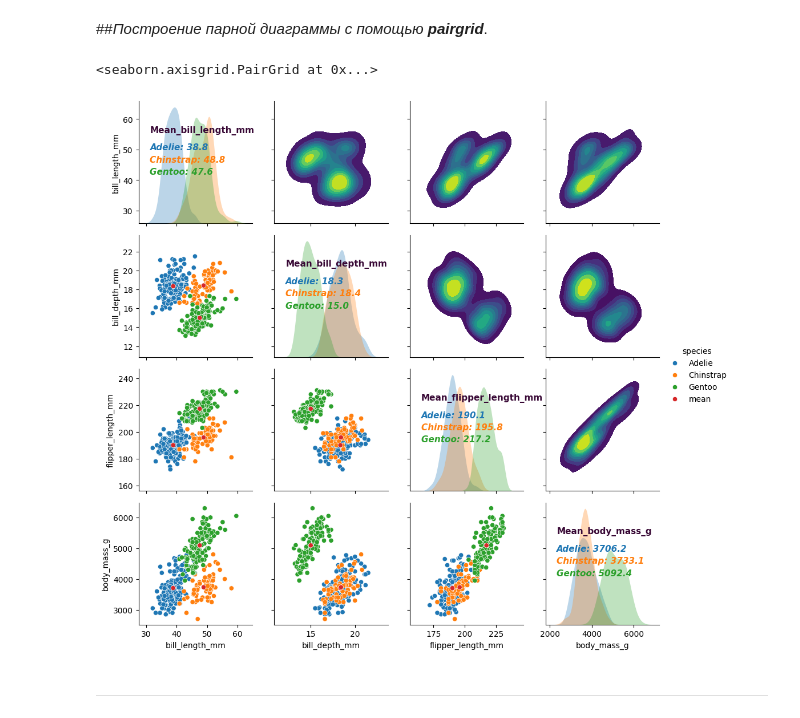
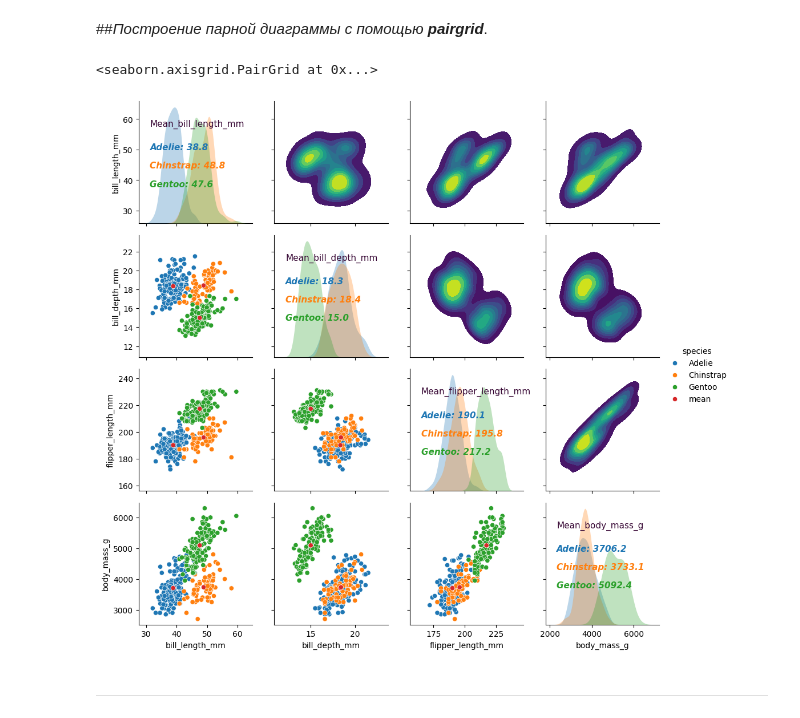
Before and after one commit to vitalns/pairplot, a Jupyter notebook: pairplot.ipynb, the cells around one changed output. Drawn from its saved outputs; the diff is of its cells as text; code cells hidden in the pictures.

```diff
--- a/pairplot.ipynb
+++ b/pairplot.ipynb
@@ -106,44 +106,44 @@ g.map_lower(sns.scatterplot)  # Функию можно задать plt.scatter
 
 g.add_legend()
 
-# Добавим на диагональные элементы анотацию к среднимb значениямb.
+# Добавим на диагональные элементы анотацию со средними значениями.
 
 # Не нашёл в seaborn аналог get_color() из plt, поэтому создал словарь с цветами в соответствии с hue_order.
 cmap_hue = dict(zip(g._hue_order[:3], sns.color_palette('tab10')[:3]))
 
 def annotate_func(*args, **kwargs):
   data = args[0]
   mean = data.mean()
   ax = plt.gca()
   # Каждое значения species из списка hue нужно записать с новой строки,
   # поэтому будем считать сколько экземпляров дочернего класса matplotlib.text.Annotation уже есть.
   # Можно считать экземпляры matplotlib.text.Text, но так как на графике уже есть подписи, то начальное значение не нулевое.
   n = len([c for c in ax.get_children() if isinstance(c, matplotlib.text.Annotation)])
-  pos = (.1, .6 - .1*n)
+  pos = (.1, .6 - .15*n)
   if n == 0:  # Добавим заглавие фичи для которой вычесляем среднее
-    ax.text(.1,.8,
+    ax.text(.1,.85,
             f"Mean_{args[0].name}",
-            size=11, weight='black', stretch='condensed', color='xkcd:eggplant',
+            size=11, weight='roman', stretch='condensed', color='xkcd:eggplant',
             va='top',  # По умолчанию ha='left' и va='bottom'
             transform=ax.transAxes
             )
   if kwargs['label'] in g._hue_order[:3]:  # Добавим анотацию для средних значений для всех species из фрейма кроме mean.
     sns.kdeplot(data, fill=True, linewidth=0, alpha=0.3)  # Добавить график без заливки в качестве фона.
     ax.annotate(f"{kwargs['label']}: {mean:.1f}",
-                size=11, style='oblique', weight='bold',
+                size=11, style='oblique', weight='semibold',
                 c=cmap_hue[kwargs['label']],
                 xy=pos, xycoords=ax.transAxes
                 )
 g.map_diag(annotate_func)
 
 # # На верхние графики добавим диаграммы "плотности", строим в последнюю очередь, так как сбрасываем hue.
 g.map_upper(sns.kdeplot,
             fill=True, cmap='viridis',
             data=penguins, hue=None  # Используем данные без средних значений
             )
 # %% [output]
 <seaborn.axisgrid.PairGrid at 0x...>
-[figure, old version]
+[figure, new version]
 # %% [markdown]
 ---
 # %%
```
